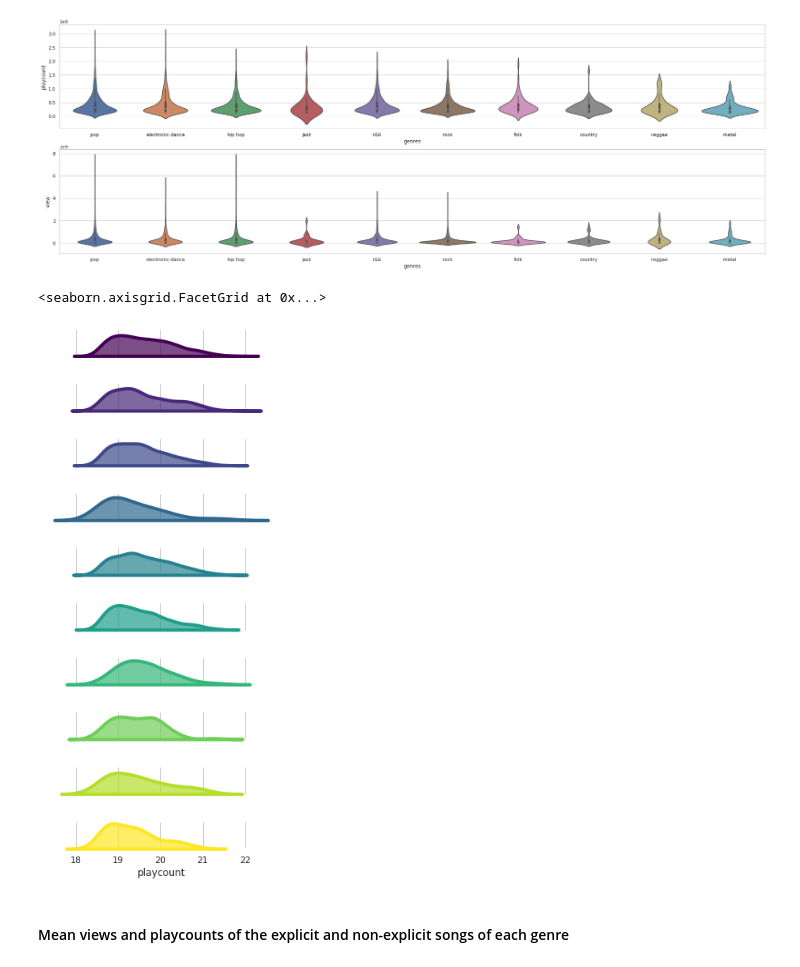
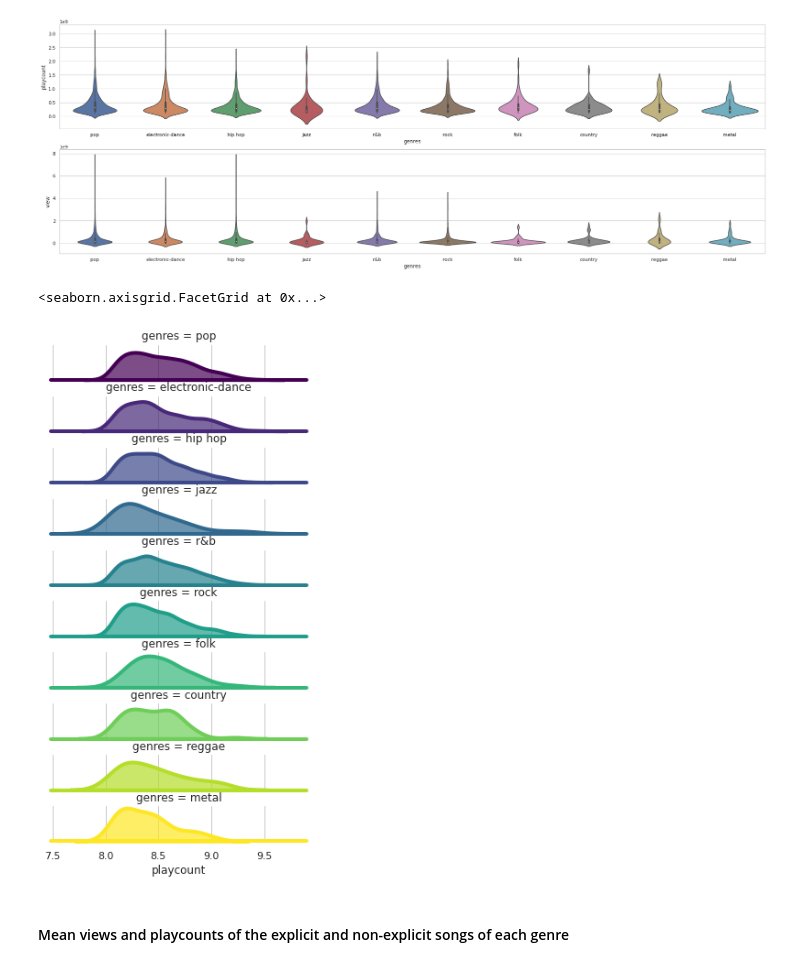
Before and after one commit to vietcheems/Music-Popularity-Analysis, a Jupyter notebook: Analysis/analysis.ipynb, the cells around one changed output. Saved outputs shown, nothing was run; the diff lists cells and outputs as text; code cells hidden in the pictures.

```diff
--- a/Analysis/analysis.ipynb
+++ b/Analysis/analysis.ipynb
@@ -65,11 +107,14 @@ def entropy(df, col):
 # %%
 df = pd.read_csv("full.csv")
 df_with_genre = pd.read_csv("full_with_genre.csv")
-df["sp_release_date"] =  pd.to_datetime(df['sp_release_date'], format='%Y-%m-%d')
-df_with_genre["sp_release_date"] =  pd.to_datetime(df_with_genre['sp_release_date'], format='%Y-%m-%d')
+df["sp_release_date"] = pd.to_datetime(
+    df['sp_release_date'], format='%Y-%m-%d')
+df_with_genre["sp_release_date"] = pd.to_datetime(
+    df_with_genre['sp_release_date'], format='%Y-%m-%d')
 # df = df[df["view"] > 1e6]
 # len(df)
 print(df.columns)
+print(len(df_with_genre))
 df.head(2)
 # %% [output]
 Index(['track', 'track_id', 'artist', 'album', 'sp_release_date', 'duration',
@@ -154,11 +192,13 @@ sns.heatmap(corr, vmin=-1, vmax=1, annot=True, center=0)
 genres = df_with_genre["genres"].dropna().unique()
 f, ax = plt.subplots(5, 2, figsize=(20, 50))
 for i, genre in enumerate(genres):
-	col = i % 2
-	row = (i // 2) % 5
-	corr = get_corr_matrix(df_with_genre[df_with_genre["genres"] == genre], num_feature)
-	sns.heatmap(corr, vmin=-1, vmax=1, center=0, ax=ax[row, col], cbar=False, annot=True, label=genre)
-	ax[row, col].set_title(genre)
+    col = i % 2
+    row = (i // 2) % 5
+    corr = get_corr_matrix(
+        df_with_genre[df_with_genre["genres"] == genre], num_feature)
+    sns.heatmap(corr, vmin=-1, vmax=1, center=0,
+                ax=ax[row, col], cbar=False, annot=True, label=genre)
+    ax[row, col].set_title(genre)
 f.tight_layout()
 # %% [output]
 [figure]
@@ -400,27 +451,32 @@ sns.violinplot(x="genres", y="view", data=df_with_genre, ax=ax[1])
 <AxesSubplot:xlabel='genres', ylabel='view'>
 [figure]
 # %%
-import math
 cmap = cm.get_cmap('viridis')
-def add_genre_left(x, **kws):
+
+
+def add_genre_left(**kws):
     ax = plt.gca()
-    ax.set_ylabel()
+    ax.set_ylabel("wut")
+
+
 d = {'color': [cmap(i) for i in np.linspace(0, 1, 10)]}
 df_log = df_with_genre.copy()
-df_log["playcount"] = df_log["playcount"].apply(math.log)
-ridge_plot = sns.FacetGrid(df_log, row="genres", hue="genres", aspect=5, height=1, hue_kws=d)
+df_log["playcount"] = df_log["playcount"].apply(lambda x: log(x, 10))
+ridge_plot = sns.FacetGrid(df_log, row="genres", hue="genres",
+                           aspect=5, height=1, hue_kws=d, gridspec_kws={"hspace": 0.4})
 
 ridge_plot.map(sns.kdeplot, 'playcount', clip_on=False,
-       shade=True, alpha=0.7, lw=4)
-# ridge_plot.fig.subplots_adjust(hspace=-0.01)
-# ridge_plot.map(plt.axhline, y=0, lw=4, clip_on=False)
+               shade=True, alpha=0.7, lw=4)
+# ridge_plot.fig.subplots_adjust(hspace=-0.1)
+ridge_plot.map(plt.axhline, y=-0.009, lw=4, clip_on=False)
+ridge_plot.map(add_genre_left)
 ridge_plot.set(yticks=[])
 ridge_plot.set_ylabels("")
-ridge_plot.set(title="")
+# ridge_plot.set(title="")
 ridge_plot.despine(bottom=True, left=True)
 # %% [output]
 <seaborn.axisgrid.FacetGrid at 0x...>
-[figure, old version]
+[figure, new version]
 # %% [markdown]
 #### Mean views and playcounts of the explicit and non-explicit songs of each genre
 # %%
```
Also changed, not shown: parts of 40 cells of this notebook.
